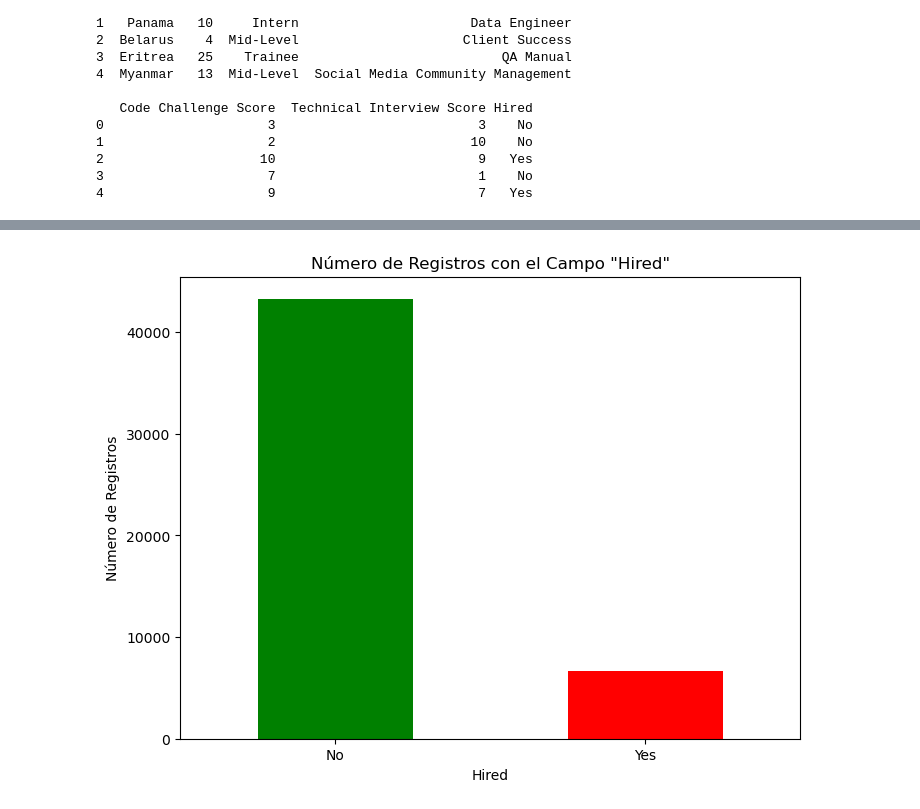
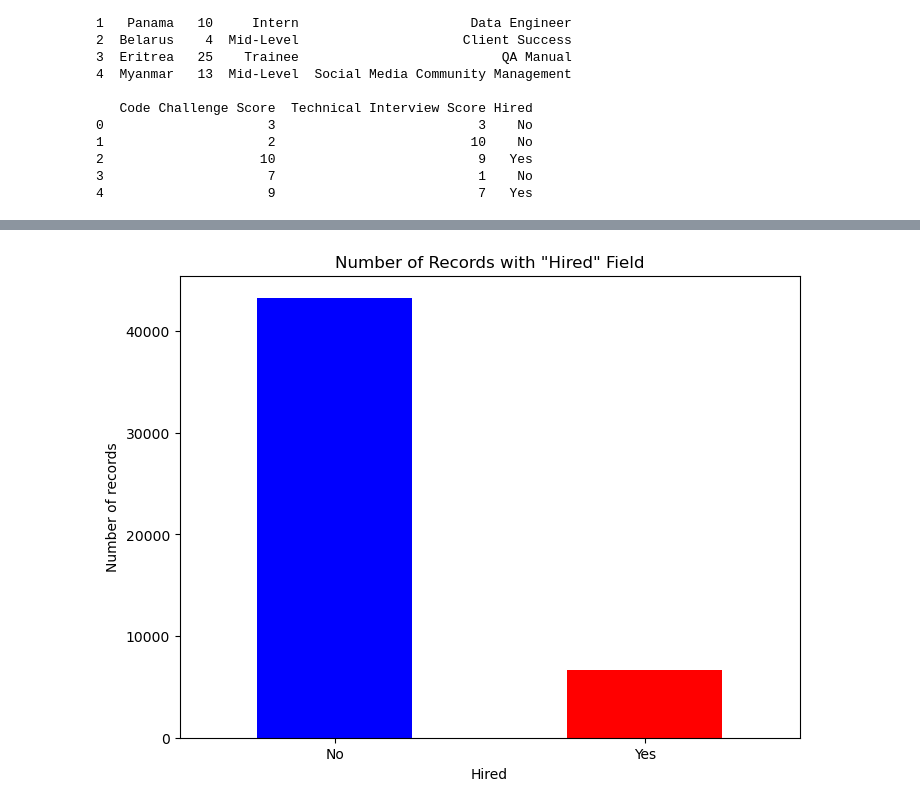
Before and after one commit to Federic0GC/Workshop_ETL1, a Jupyter notebook: Notebook/Workshop_1_Analysis.ipynb, the cells around one changed output, grey strips where cells are left out. Drawn from its saved outputs; the diff is of its cells as text; code cells hidden in the pictures.

```diff
--- a/Notebook/Workshop_1_Analysis.ipynb
+++ b/Notebook/Workshop_1_Analysis.ipynb
@@ -32,7 +33,5 @@ db_database = os.getenv("DB_DATABASE")
 # %%
-import pandas as pd
-
-candidates = 'C://Users//fedeg//OneDrive//Escritorio//Workshop_ETL1//Data//candidates.csv'
+candidates = '../Data/candidates.csv'
 candidates_df = pd.read_csv(candidates, delimiter=';')
 print(candidates_df.head())
 print(candidates_df.info())
@@ -200,12 +199,12 @@ Total de registros que cumplen con los requerimientos para la contratacion: 6698
 # %%
 Total_Hired = candidates_hired_df['Hired'].value_counts()
 
 plt.figure(figsize=(8, 6))
-Total_Hired.plot(kind='bar', color=['green', 'red'])
-plt.title('Número de Registros con el Campo "Hired"')
+Total_Hired.plot(kind='bar', color=['blue', 'red'])
+plt.title('Number of Records with "Hired" Field')
 plt.xlabel('Hired')
-plt.ylabel('Número de Registros')
+plt.ylabel('Number of records')
 plt.xticks(rotation=0)
 plt.show()
 # %% [output]
-[figure, old version]
+[figure, new version]
```
Also changed, not shown: parts of 43 cells of this notebook.
